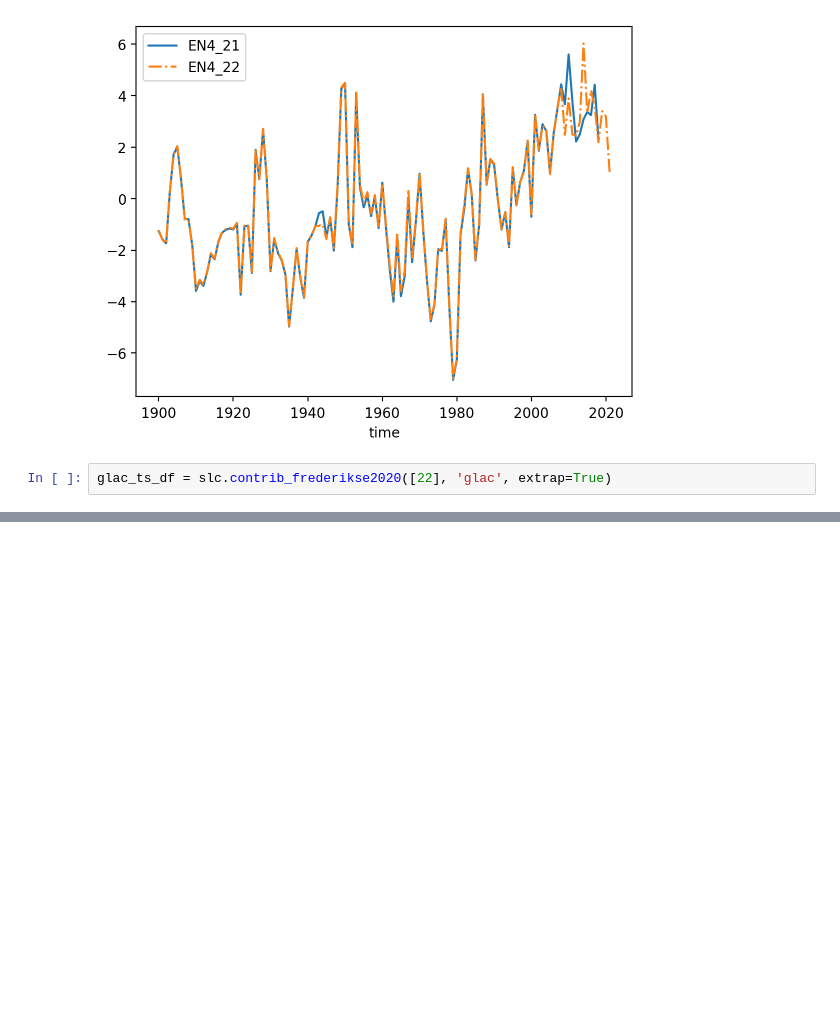
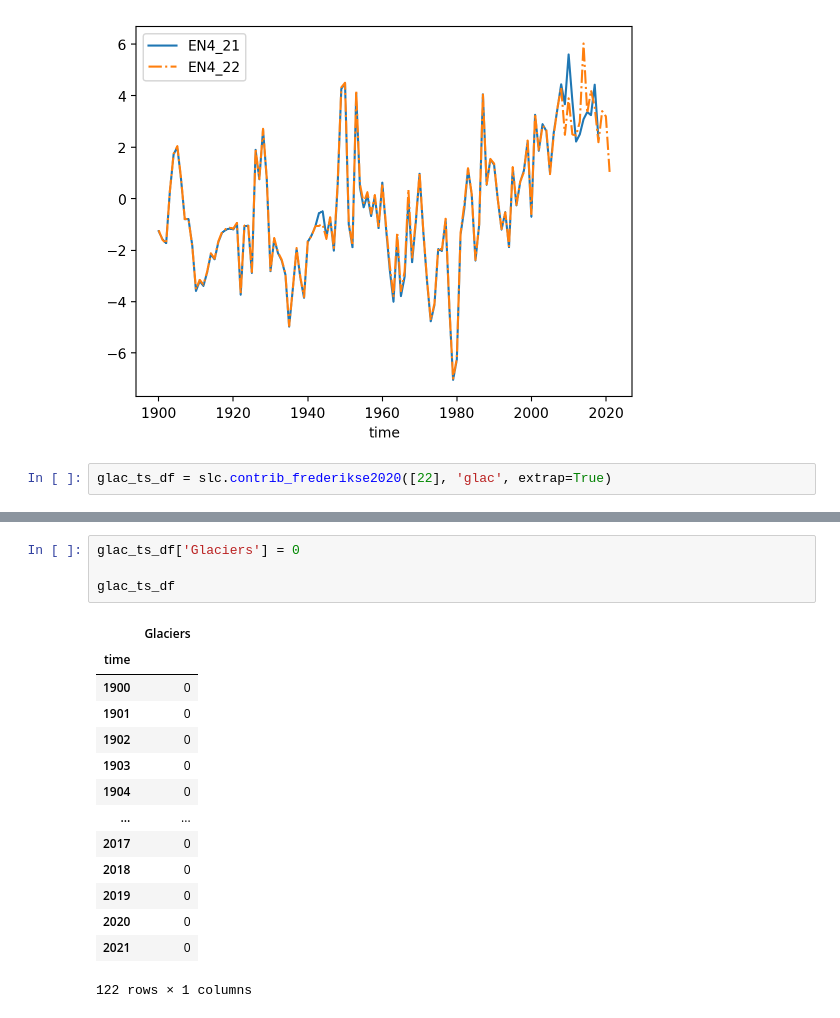
Before and after one commit to Jacobiaan/SLBudget, a Jupyter notebook: notebooks/Budget.ipynb, the cells around one changed output, grey strips where cells are left out. Drawn from its saved outputs; the diff is of its cells as text; blank space fills up the shorter version.

```diff
--- a/notebooks/Budget.ipynb
+++ b/notebooks/Budget.ipynb
@@ -250,0 +252,19 @@ glac_ts_df
+# %%
+glac_ts_df['Glaciers'] = 0
+
+glac_ts_df
+# %% [output]
+|  | Glaciers |
+| time |  |
+| 1900 | 0 |
+| 1901 | 0 |
+| 1902 | 0 |
+| 1903 | 0 |
+| 1904 | 0 |
+| ... | ... |
+| 2017 | 0 |
+| 2018 | 0 |
+| 2019 | 0 |
+| 2020 | 0 |
+| 2021 | 0 |
+122 rows × 1 columns
```
Also changed, not shown: parts of 11 cells of this notebook.
